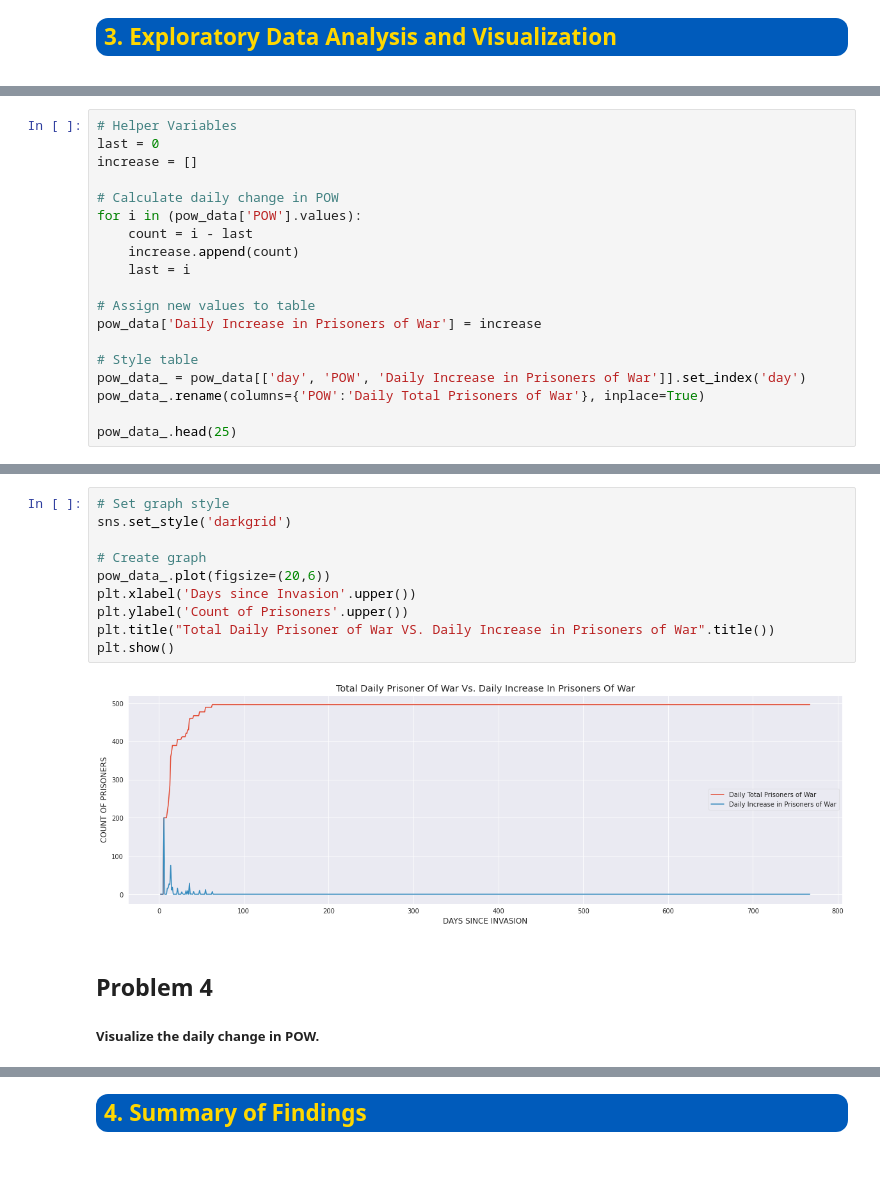
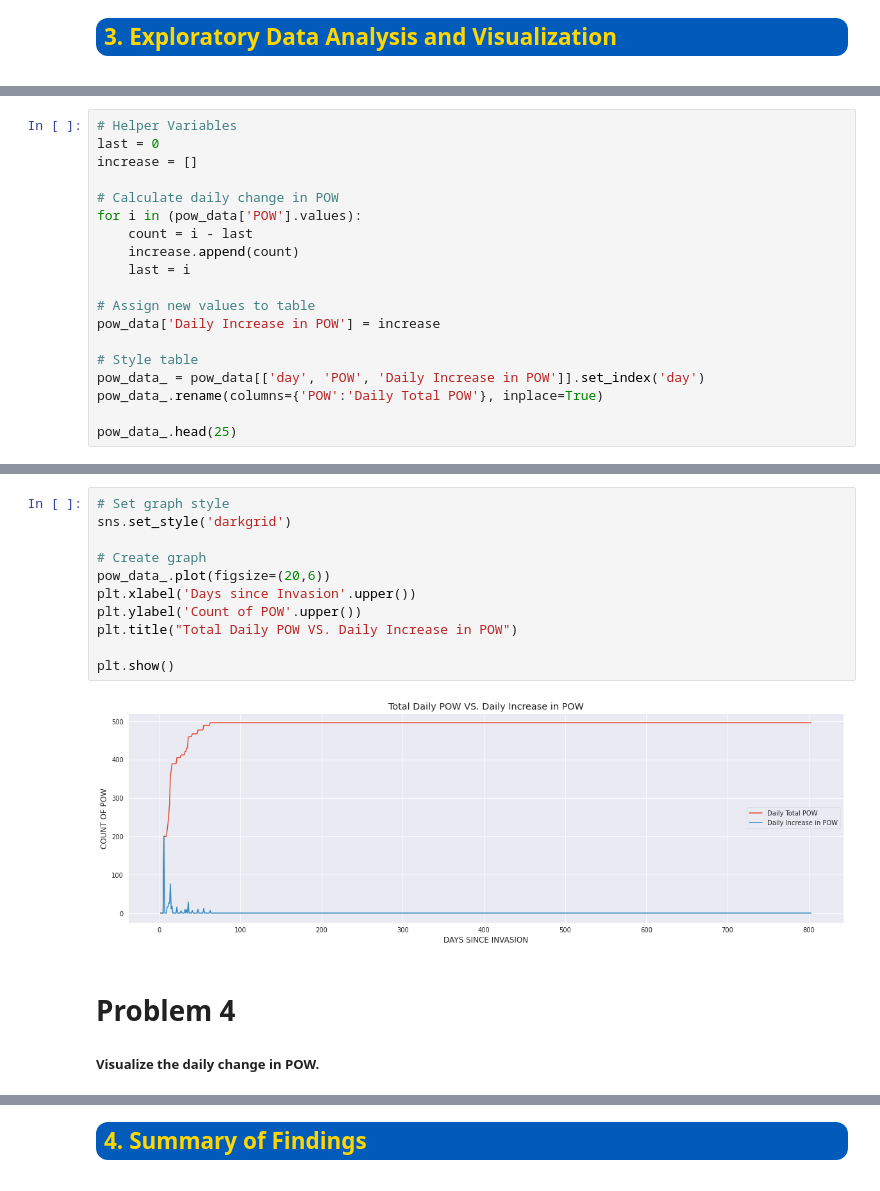
Before and after one commit to Sonya-7/Russian_Invasion_of_Ukraine, a Jupyter notebook: russian-invasion-of-ukraine.ipynb, the cells around one changed output, grey strips where cells are left out. Saved outputs shown, nothing was run; the diff lists cells and outputs as text.

```diff
--- a/russian-invasion-of-ukraine.ipynb
+++ b/russian-invasion-of-ukraine.ipynb
@@ -458,11 +466,11 @@ for i in (pow_data['POW'].values):
     last = i
 
 # Assign new values to table
-pow_data['Daily Increase in Prisoners of War'] = increase
+pow_data['Daily Increase in POW'] = increase
 
 # Style table
-pow_data_ = pow_data[['day', 'POW', 'Daily Increase in Prisoners of War']].set_index('day')
-pow_data_.rename(columns={'POW':'Daily Total Prisoners of War'}, inplace=True)
+pow_data_ = pow_data[['day', 'POW', 'Daily Increase in POW']].set_index('day')
+pow_data_.rename(columns={'POW':'Daily Total POW'}, inplace=True)
 
 pow_data_.head(25)
 # %% [output]
@@ -487,17 +495,18 @@ pow_data_.head(25)
 # %%
 # Set graph style
 sns.set_style('darkgrid')
 
 # Create graph
 pow_data_.plot(figsize=(20,6))
 plt.xlabel('Days since Invasion'.upper())
-plt.ylabel('Count of Prisoners'.upper())
-plt.title("Total Daily Prisoner of War VS. Daily Increase in Prisoners of War".title())
+plt.ylabel('Count of POW'.upper())
+plt.title("Total Daily POW VS. Daily Increase in POW")
+
 plt.show()
 # %% [output]
-[figure, old version]
+[figure, new version]
 # %% [markdown]
-## Problem 4
+# Problem 4
 ##### Visualize the daily change in POW.
 # %%
 sns.set_style('ticks')
```
Also changed, not shown: parts of 42 cells of this notebook.
